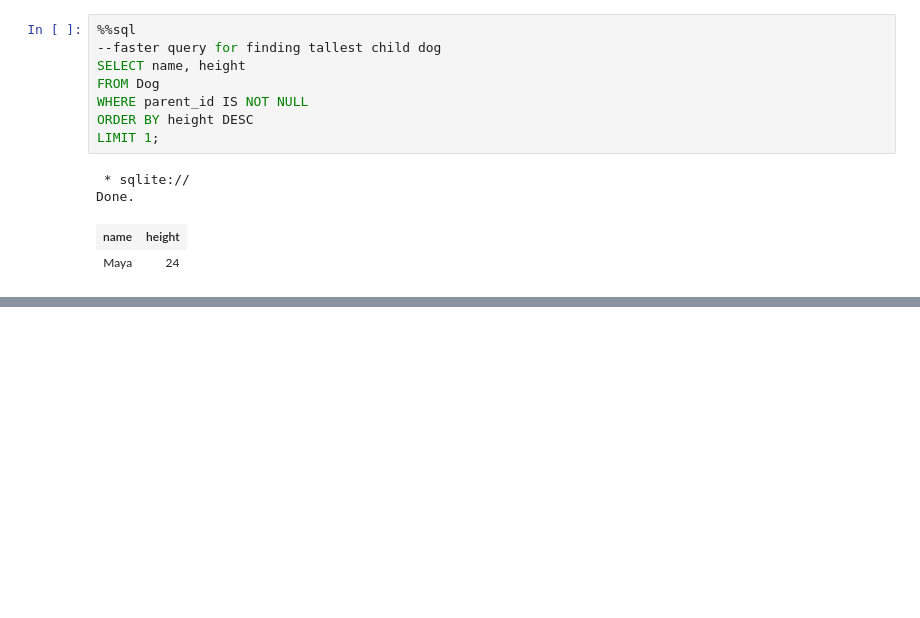
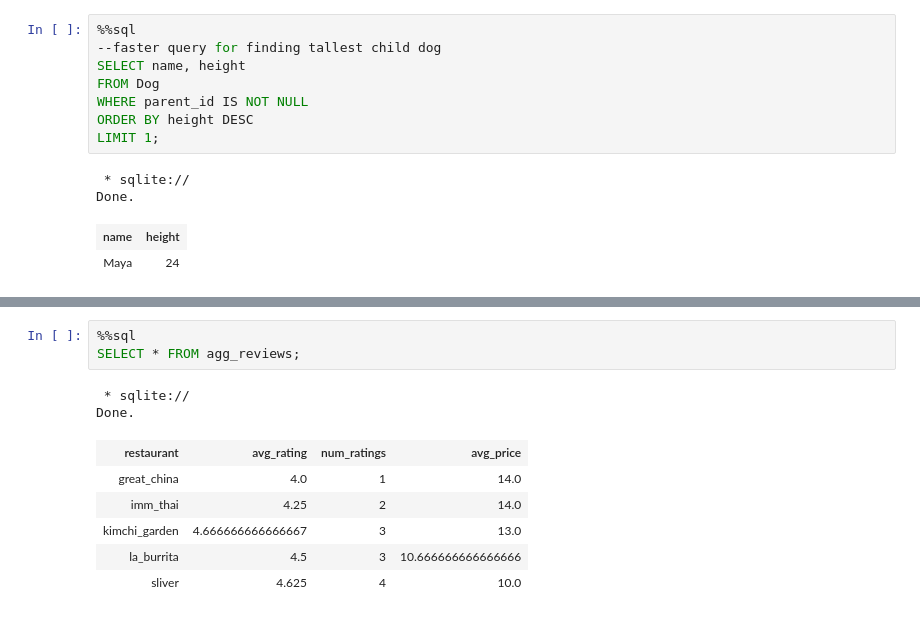
Before and after one commit to DS-100/sp22, a Jupyter notebook: lec/lec09/lec09.ipynb, the cells around one changed output, grey strips where cells are left out. Cells and saved outputs as stored; diff of their text form; blank space fills up the shorter version.

```diff
--- a/lec/lec09/lec09.ipynb
+++ b/lec/lec09/lec09.ipynb
@@ -894,0 +957,12 @@ Done.
+# %%
+%%sql
+SELECT * FROM agg_reviews;
+# %% [output]
+ * sqlite://
+Done.
+| restaurant | avg_rating | num_ratings | avg_price |
+| great_china | 4.0 | 1 | 14.0 |
+| imm_thai | 4.25 | 2 | 14.0 |
+| kimchi_garden | 4.666666666666667 | 3 | 13.0 |
+| la_burrita | 4.5 | 3 | 10.666666666666666 |
+| sliver | 4.625 | 4 | 10.0 |
```
Also changed, not shown: parts of 6 cells of this notebook.
